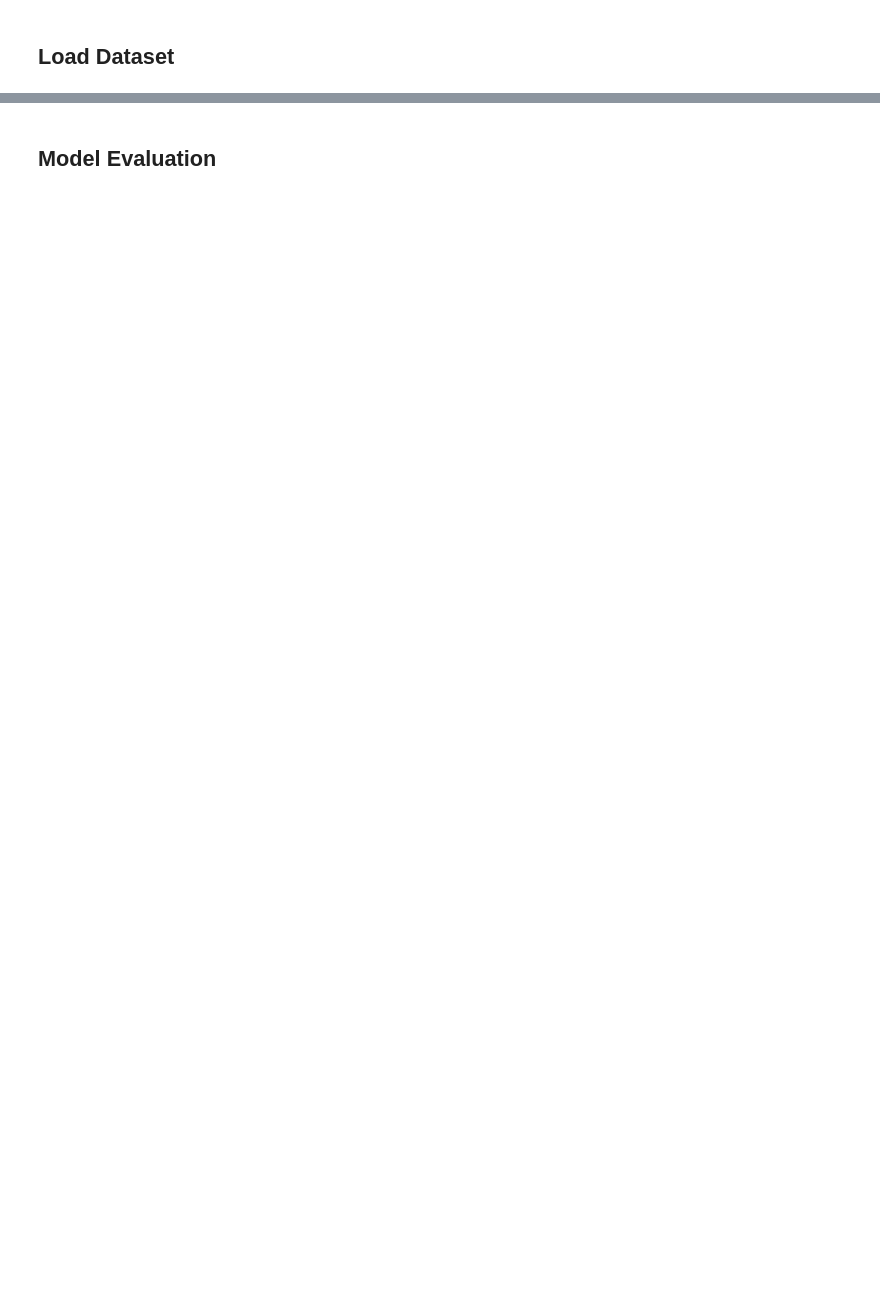
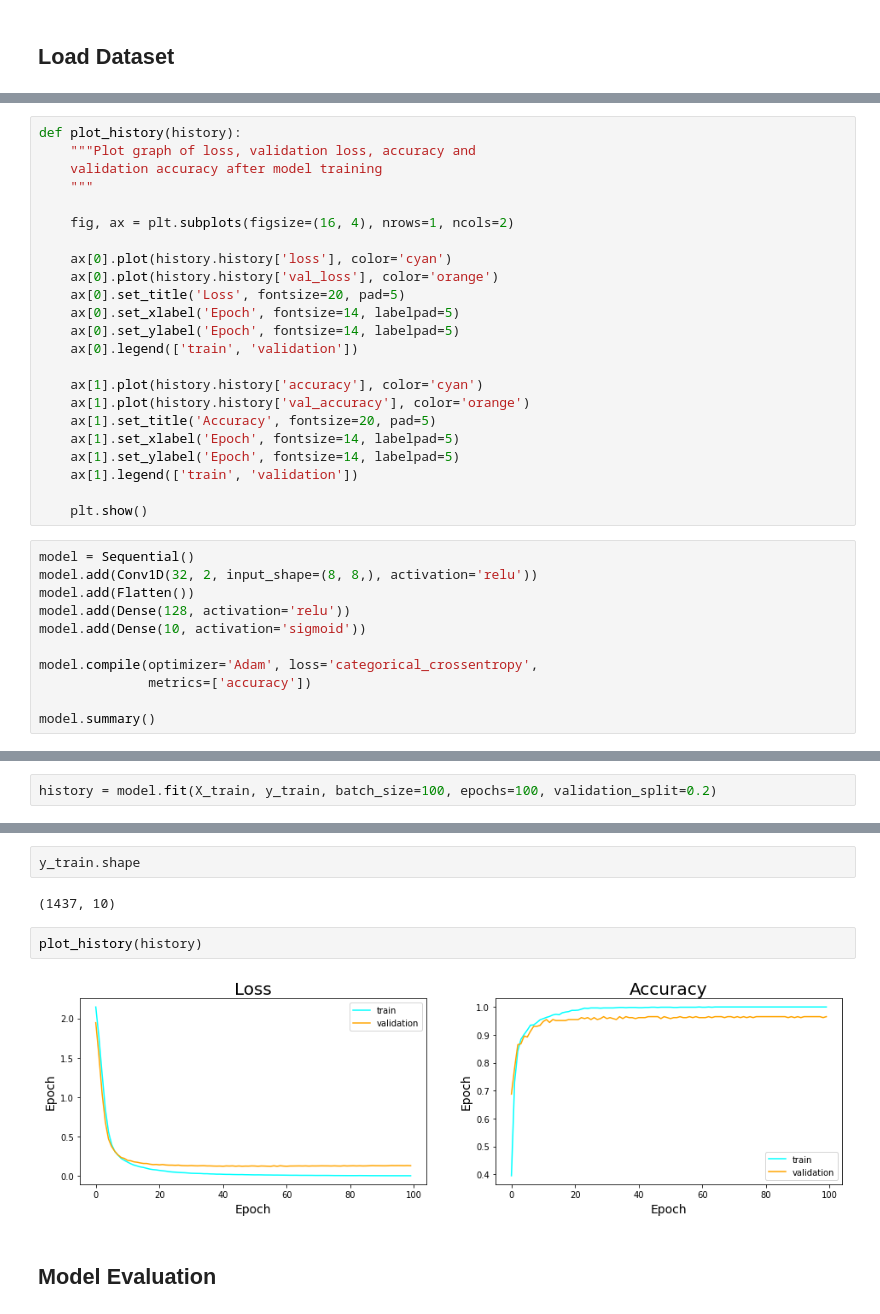
Before and after one commit to theiyobosa/mnist-dataset-classification, a Jupyter notebook: train.ipynb, the cells around one changed output, grey strips where cells are left out. Drawn from its saved outputs; the diff is of its cells as text; blank space fills up the shorter version.

```diff
--- a/train.ipynb
+++ b/train.ipynb
@@ -58,0 +83,34 @@ LogisticRegression()
+# %%
+def plot_history(history):
+    """Plot graph of loss, validation loss, accuracy and
+    validation accuracy after model training
+    """
+
+    fig, ax = plt.subplots(figsize=(16, 4), nrows=1, ncols=2)
+
+    ax[0].plot(history.history['loss'], color='cyan')
+    ax[0].plot(history.history['val_loss'], color='orange')
+    ax[0].set_title('Loss', fontsize=20, pad=5)
+    ax[0].set_xlabel('Epoch', fontsize=14, labelpad=5)
+    ax[0].set_ylabel('Epoch', fontsize=14, labelpad=5)
+    ax[0].legend(['train', 'validation'])
+
+    ax[1].plot(history.history['accuracy'], color='cyan')
+    ax[1].plot(history.history['val_accuracy'], color='orange')
+    ax[1].set_title('Accuracy', fontsize=20, pad=5)
+    ax[1].set_xlabel('Epoch', fontsize=14, labelpad=5)
+    ax[1].set_ylabel('Epoch', fontsize=14, labelpad=5)
+    ax[1].legend(['train', 'validation'])
+
+    plt.show()
+# %%
+model = Sequential()
+model.add(Conv1D(32, 2, input_shape=(8, 8,), activation='relu'))
+model.add(Flatten())
+model.add(Dense(128, activation='relu'))
+model.add(Dense(10, activation='sigmoid'))
+
+model.compile(optimizer='Adam', loss='categorical_crossentropy',
+              metrics=['accuracy'])
+
+model.summary()
@@ -58,0 +134,2 @@ LogisticRegression()
+# %%
+history = model.fit(X_train, y_train, batch_size=100, epochs=100, validation_split=0.2)
@@ -59,3 +154,11 @@ LogisticRegression()
+# %%
+y_train.shape
+# %% [output]
+(1437, 10)
+# %%
+plot_history(history)
+# %% [output]
+[figure, added]
 # %% [markdown]
 <h2>Model Evaluation</h2>
 # %%
```
Also changed, not shown: parts of 35 cells of this notebook, 1 other file.
